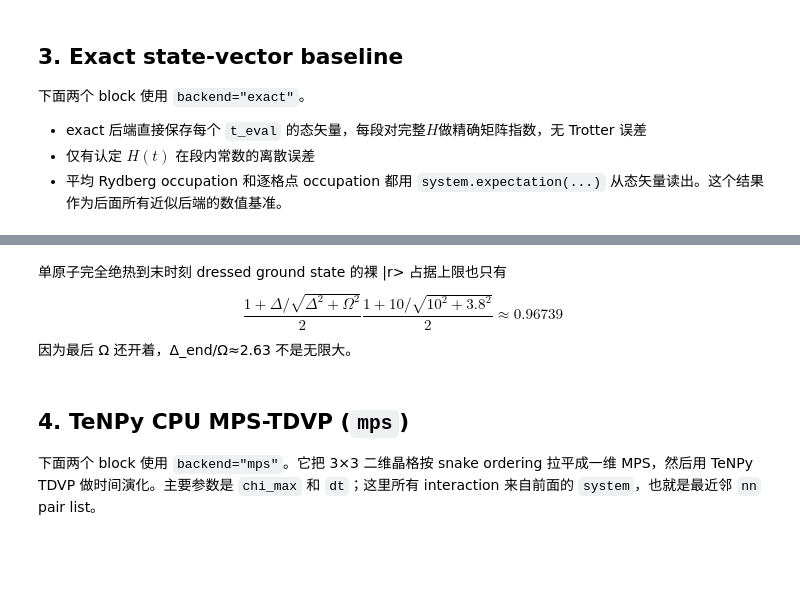
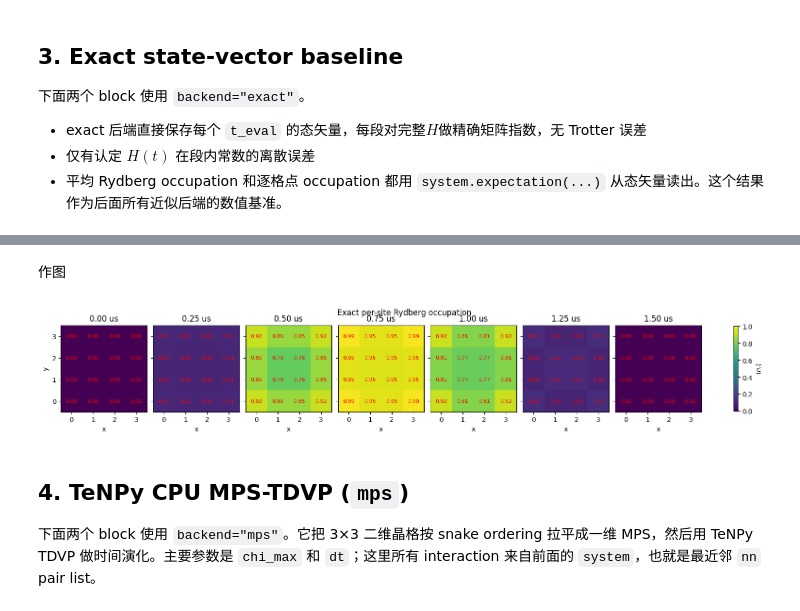
Before and after one commit to ChanceSiyuan/Ryd-gate-modeling, a Jupyter notebook: scripts/notebooks/run_quench_benchmark.ipynb, the cells around one changed output, grey strips where cells are left out. Cells and saved outputs as stored; diff of their text form; code cells hidden in the pictures; blank space fills up the shorter version.

Commit message:
simplify the scripts notebook

```diff
--- a/scripts/notebooks/run_quench_benchmark.ipynb
+++ b/scripts/notebooks/run_quench_benchmark.ipynb
@@ -28,21 +22,0 @@ Sweep time不能选择太久，按照300K 下 70S Rydberg decay rate $\Gamma = 1
-# %%
-import importlib
-import time
-
-import numpy as np
-import matplotlib.pyplot as plt
-
-# Refresh SweepProtocol when rerunning this notebook in an already-started kernel.
-rg_sweep = importlib.reload(rg_sweep)
-rg.SweepProtocol = rg_sweep.SweepProtocol
-
-# Experimental-style parameters
-a_um = 10                         # lattice spacing, um
-Omega = 2 * np.pi * 3.8e6          # rad/s
-C6_70s = 2 * np.pi * 874e9         # rad/s * um^6, Rb 70S typical
-
-delta_start = -2 * np.pi * 10.0e6   # rad/s
-delta_end = 2 * np.pi * 10.0e6      # rad/s
-t_sweep = 1.5e-6                   # s
-omega_ramp_frac = 0.1
-N_sites = 3 * 3
@@ -132,21 +128,3 @@ protocol.plot(system=system, params=params, savefig=False)
-# %%
-# Benchmark 公共量：只放数据容器和几何尺寸，不放算法开关。
-dt_tn = 0.2 / Omega  # seconds; 0.2 * Omega^{-1}, same time unit as t_sweep/t_eval
-coords = np.asarray(geom.coords)
-x_vals = np.unique(coords[:, 0])
-y_vals = np.unique(coords[:, 1])
-Lx, Ly = len(x_vals), len(y_vals)
-
-# 确认 TN lowering 继承 system 的最近邻 interaction pair list。
-tn_spec = tn_lattice_spec_from_system(system)
-pair_distances = np.asarray([
-    np.linalg.norm(coords[int(i)] - coords[int(j)])
-    for i, j, _ in tn_spec.vdw_pairs
-])
-print(f"TN pairs: {len(tn_spec.vdw_pairs)} bonds; nearest-neighbor only = {np.allclose(pair_distances, a_um)}")
-
-benchmark_results = {}
-benchmark_rows = []
 # %% [markdown]
 ## 3. Exact state-vector baseline
 
@@ -198,39 +166,35 @@ for t, exact_val in zip(res.times * 1e6, exact_n_mean):
-# %% [markdown]
-单原子完全绝热到末时刻 dressed ground state 的裸 |r> 占据上限也只有
-    $$
-    \frac{1+\Delta/\sqrt{\Delta^2+\Omega^2}}{2}
-    \frac{1+10/\sqrt{10^2+3.8^2}}{2}
-    \approx 0.96739
-    $$
-因为最后 Ω 还开着，Δ_end/Ω≈2.63 不是无限大。
+# %% [markdown]
+作图
 # %%
 # 3b. 每个时刻的 3x3 Rydberg occupation color map：使用当前算法的逐格点 <n_r_i>。
 if exact_n_i is None:
     print("exact has no successful data to plot.")
 else:
     fig_h, axes_h = plt.subplots(1, len(t_eval), figsize=(2.2 * len(t_eval), 2.5), constrained_layout=True)
     axes_h = np.atleast_1d(axes_h)
 
     for ax_h, t, occ in zip(axes_h, res.times, exact_n_i):
         grid = occ.reshape(Lx, Ly)
         im = ax_h.imshow(grid.T, origin="lower", vmin=0.0, vmax=1.0, cmap="viridis")
         ax_h.set_title(f"{t * 1e6:.2f} us")
         ax_h.set_xticks(range(Lx))
         ax_h.set_yticks(range(Ly))
         ax_h.set_xlabel("x")
         if ax_h is axes_h[0]:
             ax_h.set_ylabel("y")
         else:
             ax_h.set_yticklabels([])
         for ix in range(Lx):
             for iy in range(Ly):
                 val = grid[ix, iy]
-                txt_color = "white" if val > 0.55 else "black"
+                txt_color = "red"
                 ax_h.text(ix, iy, f"{val:.2f}", ha="center", va="center", color=txt_color, fontsize=8)
 
     fig_h.colorbar(im, ax=axes_h, shrink=0.82, label=r"$\langle n_r \rangle$")
     fig_h.suptitle("Exact per-site Rydberg occupation", y=1.05)
     plt.show()
+# %% [output]
+[figure, added]
 # %% [markdown]
 ## 4. TeNPy CPU MPS-TDVP (`mps`)
 
```
Also changed, not shown: parts of 13 cells of this notebook.
